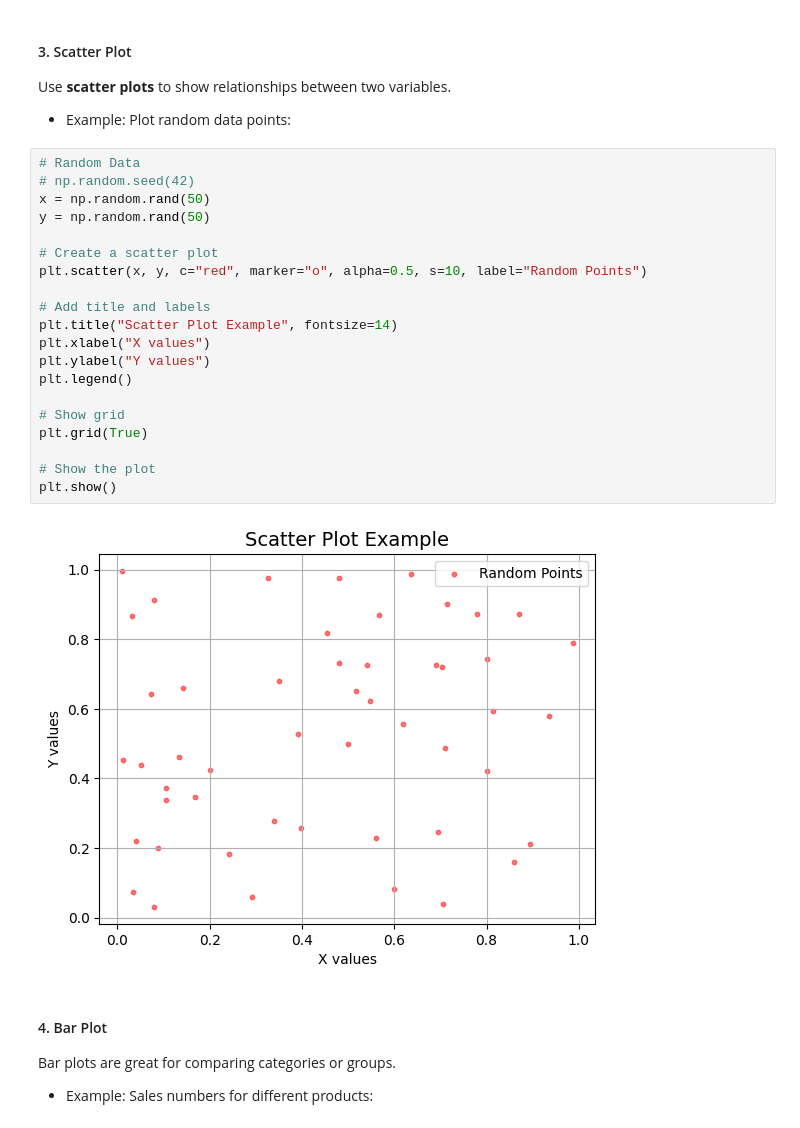
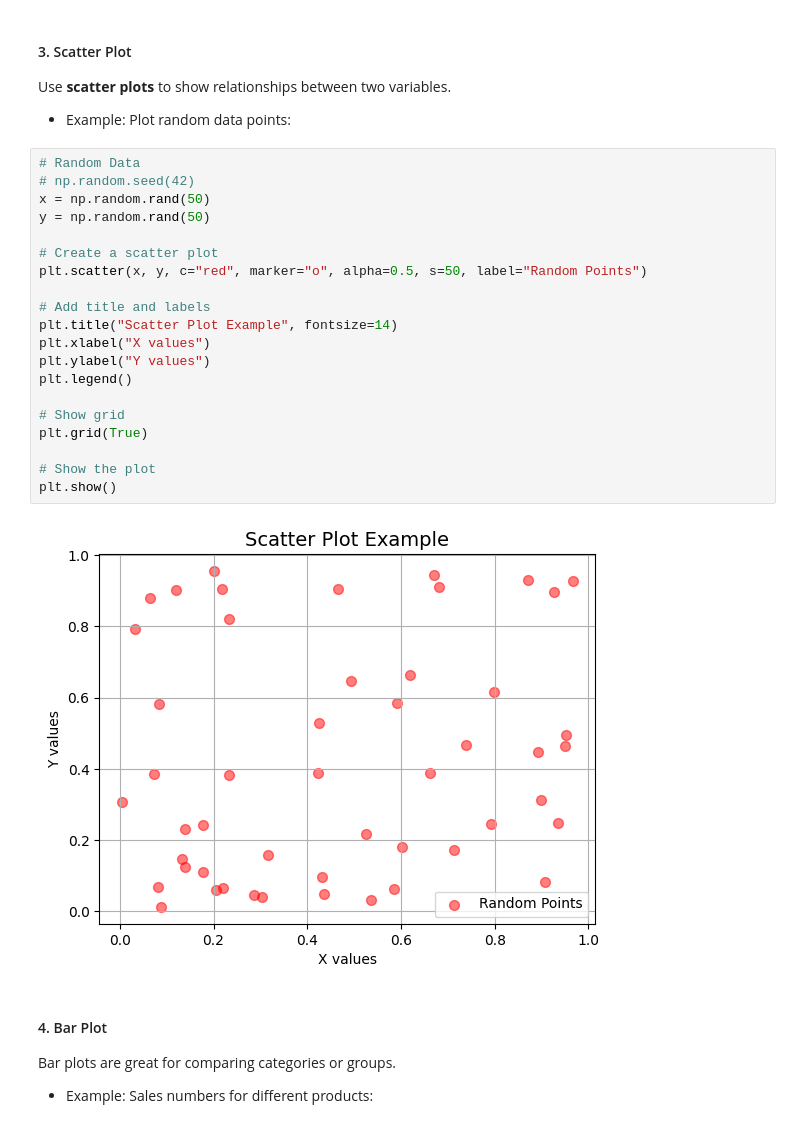
Before and after one commit to kapilietcs/PythonTutorial, a Jupyter notebook: Module 5 - Plotting Basics with Matplotlib & Seaborn/Day 12 - Matplotlib - Simple Plots, Clear Insights.ipynb, the cells around one changed output. Cells and saved outputs as stored; diff of their text form.

```diff
--- a/Module 5 - Plotting Basics with Matplotlib & Seaborn/Day 12 - Matplotlib - Simple Plots, Clear Insights.ipynb
+++ b/Module 5 - Plotting Basics with Matplotlib & Seaborn/Day 12 - Matplotlib - Simple Plots, Clear Insights.ipynb
@@ -89,25 +89,25 @@ Use **scatter plots** to show relationships between two variables.
 # %%
 # Random Data
 # np.random.seed(42)
 x = np.random.rand(50)
 y = np.random.rand(50)
 
 # Create a scatter plot
-plt.scatter(x, y, c="red", marker="o", alpha=0.5, s=10, label="Random Points")
+plt.scatter(x, y, c="red", marker="o", alpha=0.5, s=50, label="Random Points")
 
 # Add title and labels
 plt.title("Scatter Plot Example", fontsize=14)
 plt.xlabel("X values")
 plt.ylabel("Y values")
 plt.legend()
 
 # Show grid
 plt.grid(True)
 
 # Show the plot
 plt.show()
 # %% [output]
-[figure, old version]
+[figure, new version]
 # %% [markdown]
 #### 4. Bar Plot
 Bar plots are great for comparing categories or groups.
```
Also changed, not shown: parts of 4 cells of this notebook, 18 other files.
